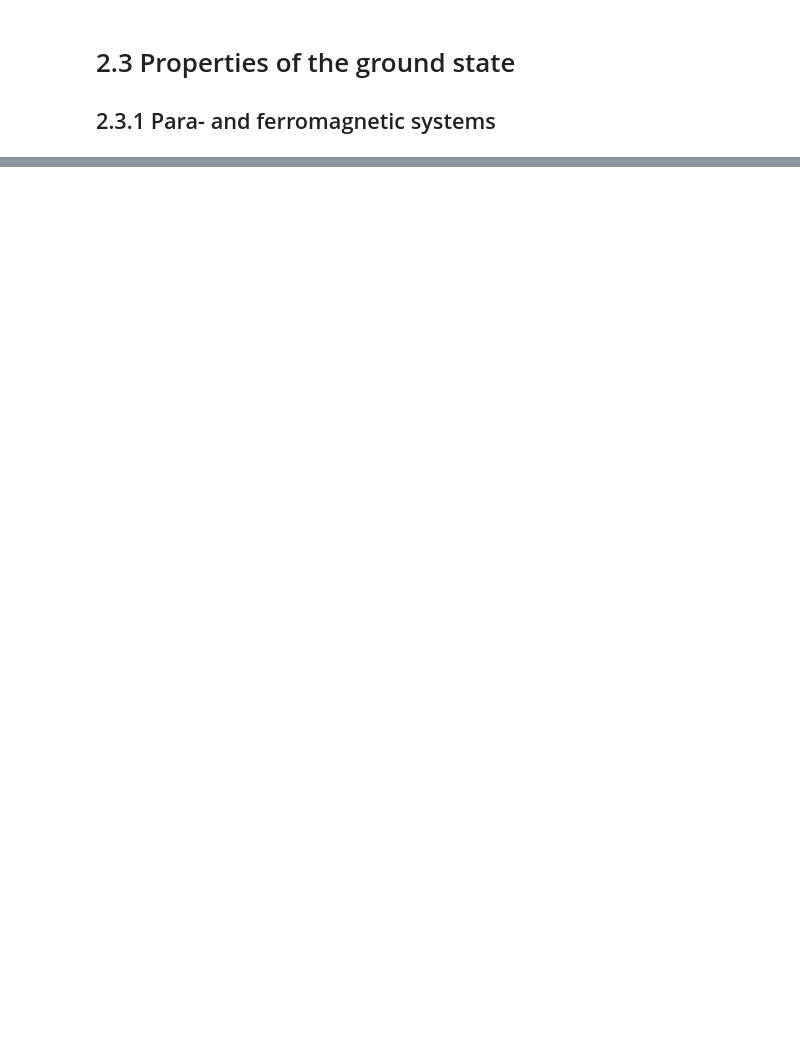
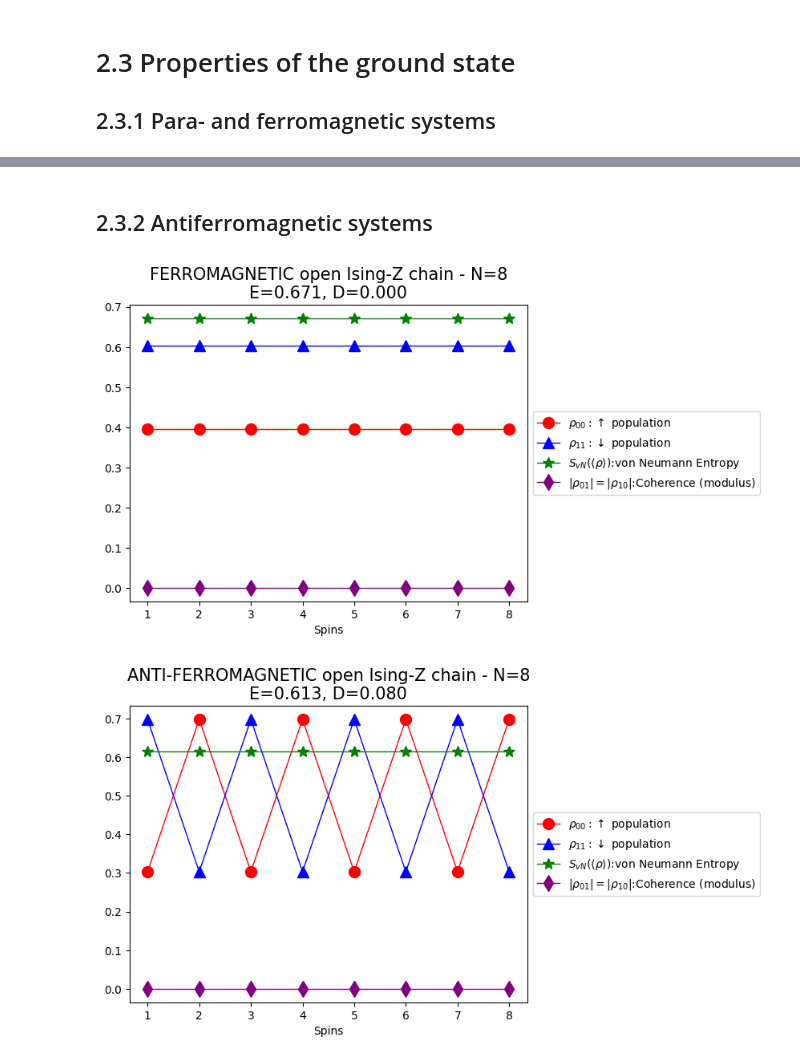
Before and after one commit to JulioSteve/AdvancedQuantumDynamics, a Jupyter notebook: BB/DQC_Spin_Lattice.ipynb, the cells around one changed output, grey strips where cells are left out. Cells and saved outputs as stored; diff of their text form; code cells hidden in the pictures; blank space fills up the shorter version.

```diff
--- a/BB/DQC_Spin_Lattice.ipynb
+++ b/BB/DQC_Spin_Lattice.ipynb
@@ -595,0 +598,11 @@ plot_231(H3, 'case (6): open random Ising-X chain - N=8', mu=10, eps=1e-8, kmax=
+# %% [markdown]
+## 2.3.2 Antiferromagnetic systems
+# %%
+H_ferro = QuantumHamiltonian_chain(Jxyz=[0,0,1], w=0.0, N=8, flag="open", force_real=False)
+H_anti = QuantumHamiltonian_chain(Jxyz=[0,0,-1], w=0.0, N=8, flag="open", force_real=False)
+
+plot_231(H_ferro, 8,'FERROMAGNETIC open Ising-Z chain - N=8', mu=100, eps=1e-8, kmax=1e6)
+plot_231(H_anti, 8,'ANTI-FERROMAGNETIC open Ising-Z chain - N=8', mu=100, eps=1e-8, kmax=1e6)
+# %% [output]
+[figure, added]
+[figure, added]
```
Also changed, not shown: parts of 20 cells of this notebook, 1 other file.
